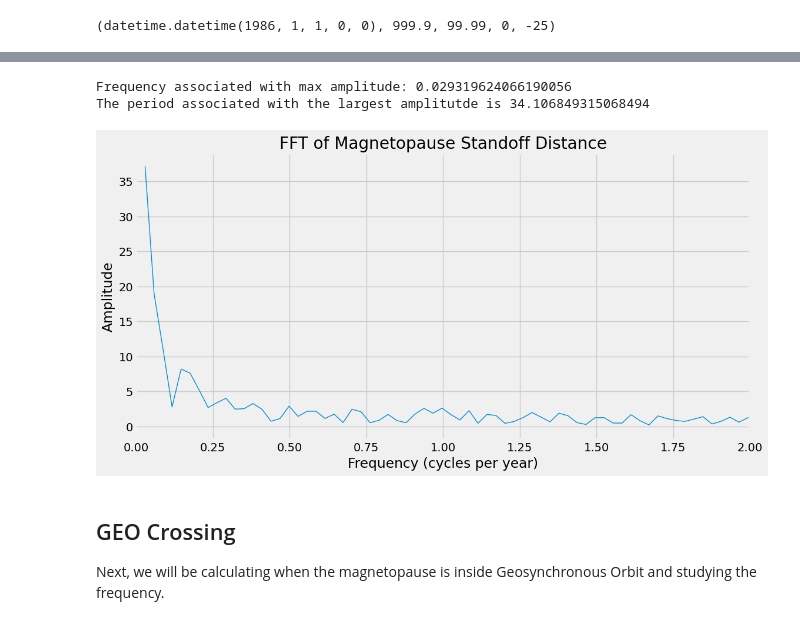
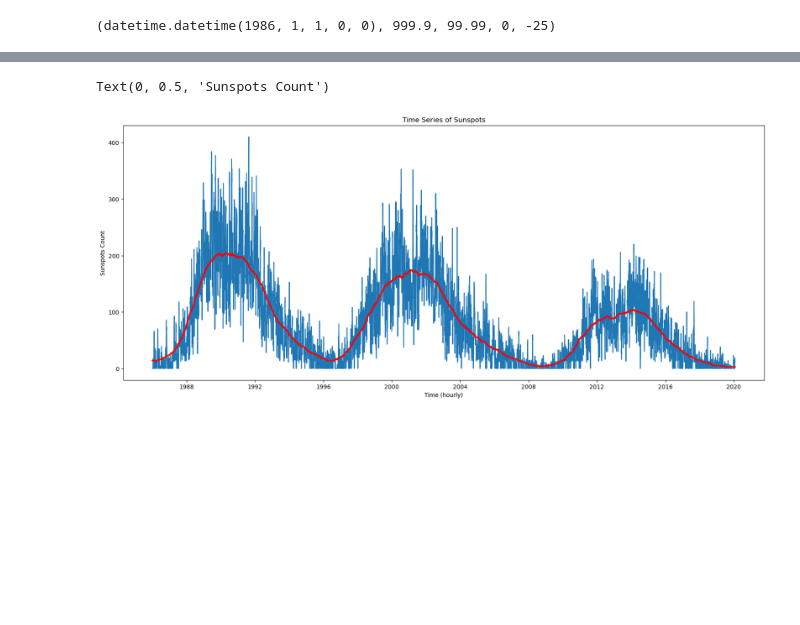
Before and after one commit to evan-geiss/climate_323_final_project, a Jupyter notebook: Climate 323 Final Project.ipynb, the cells around one changed output, grey strips where cells are left out. Saved outputs shown, nothing was run; the diff lists cells and outputs as text; code cells hidden in the pictures; blank space fills up the shorter version.

```diff
--- a/Climate 323 Final Project.ipynb
+++ b/Climate 323 Final Project.ipynb
@@ -53,41 +52,15 @@ Text(0, 0.5, 'Magnetopause Standoff Distance (Earth Radii)')
-# %%
-from scipy.fftpack import fft, fftfreq
-
-dt_mag_dist = 1/8760 # Units of fraction of a year
-N_mag_dist = len(data) # Length of time series (duration * time step)
-
-
-
-magpause_dist_ft = fft(magpause_dist_mask) # Get transform
-freqs_mag_dist = fftfreq(N_mag_dist, dt_mag_dist) # Get frequency bins associated with the FT.
-
-positive_freqs_mask = freqs_mag_dist > 0
-pos_freqs_mag_dist = freqs_mag_dist[positive_freqs_mask]
-pos_data_mag_dist = magpause_dist_ft[positive_freqs_mask]
-
-fig = plt.figure(figsize=(12, 6))
-plt.plot(pos_freqs_mag_dist[:N//2], 2.0/N * np.abs(pos_data_mag_dist[:N//2]), '-', lw=1)
-
-
-
-plt.xlabel('Frequency (cycles per year)')
-plt.ylabel('Amplitude')
-plt.title('FFT of Magnetopause Standoff Distance')
-
-plt.xlim(0,2)
-
-max_amplitude_index = np.argmax(np.abs(pos_data_mag_dist[:N//2]))
-
-# Retrieve the corresponding frequency
-max_frequency = pos_freqs[max_amplitude_index]
-period = 1/max_frequency
-
-print("Frequency associated with max amplitude:", max_frequency)
-print(f"The period associated with the largest amplitutde is {period}")
-# %% [output]
-Frequency associated with max amplitude: 0.029319624066190056
-The period associated with the largest amplitutde is 34.106849315068494
-[figure, removed]
-# %% [markdown]
-## GEO Crossing
-Next, we will be calculating when the magnetopause is inside Geosynchronous Orbit and studying the frequency.
+# %%
+from scipy.ndimage import uniform_filter1d
+three_year_mean = uniform_filter1d(data['Sunspots'] , size= 17520)
+
+
+fig = plt.figure(figsize=(20, 8))
+
+plt.plot(data['Date'], data['Sunspots'], linewidth = 1.5 )
+plt.plot(data['Date'], three_year_mean, label='3 Year Running Mean', color = 'red', lw = 2.5)
+plt.title("Time Series of Sunspots")
+plt.xlabel("Time (hourly)")
+plt.ylabel("Sunspots Count")
+# %% [output]
+Text(0, 0.5, 'Sunspots Count')
+[figure, added]
```
Also changed, not shown: parts of 10 cells of this notebook.
